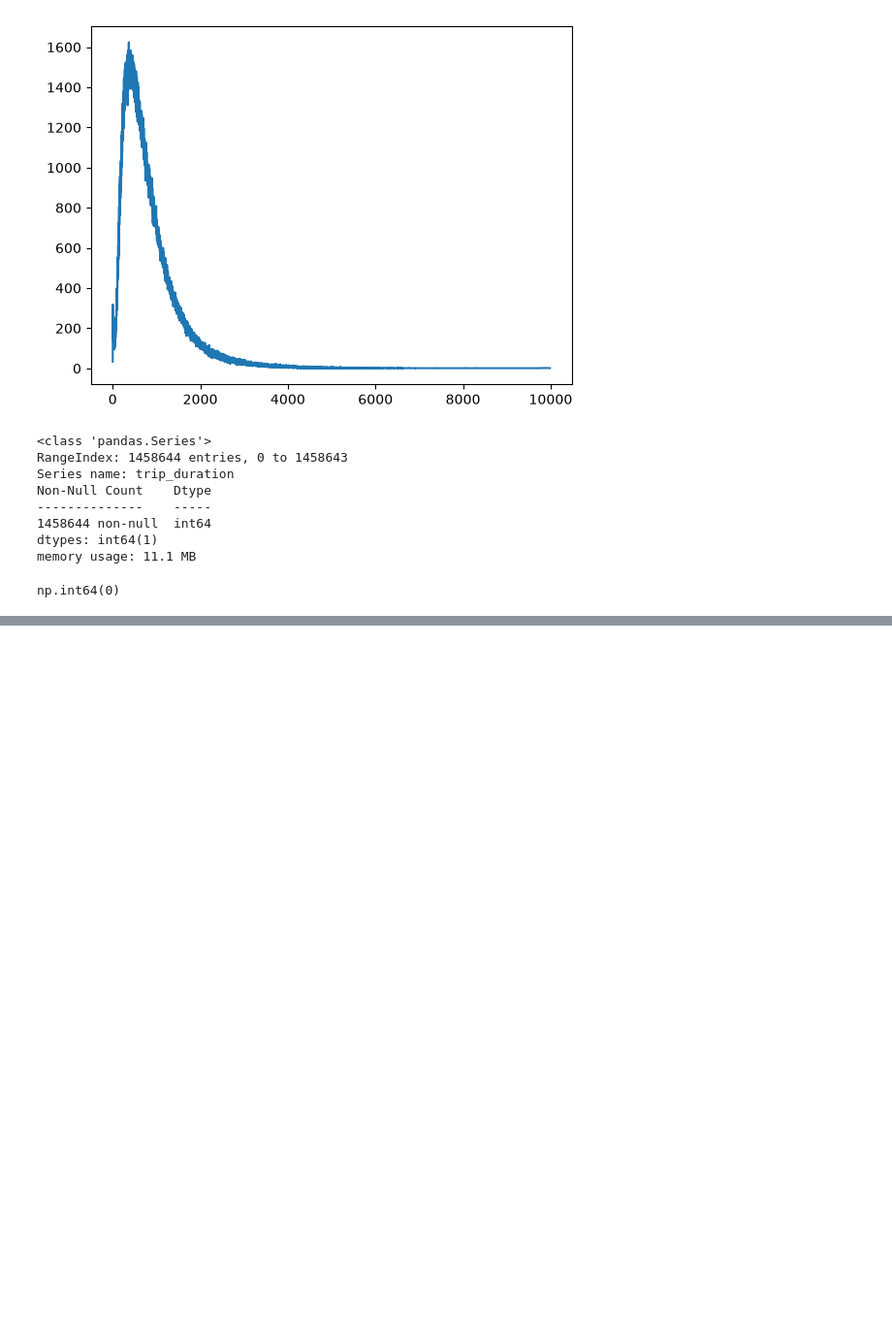
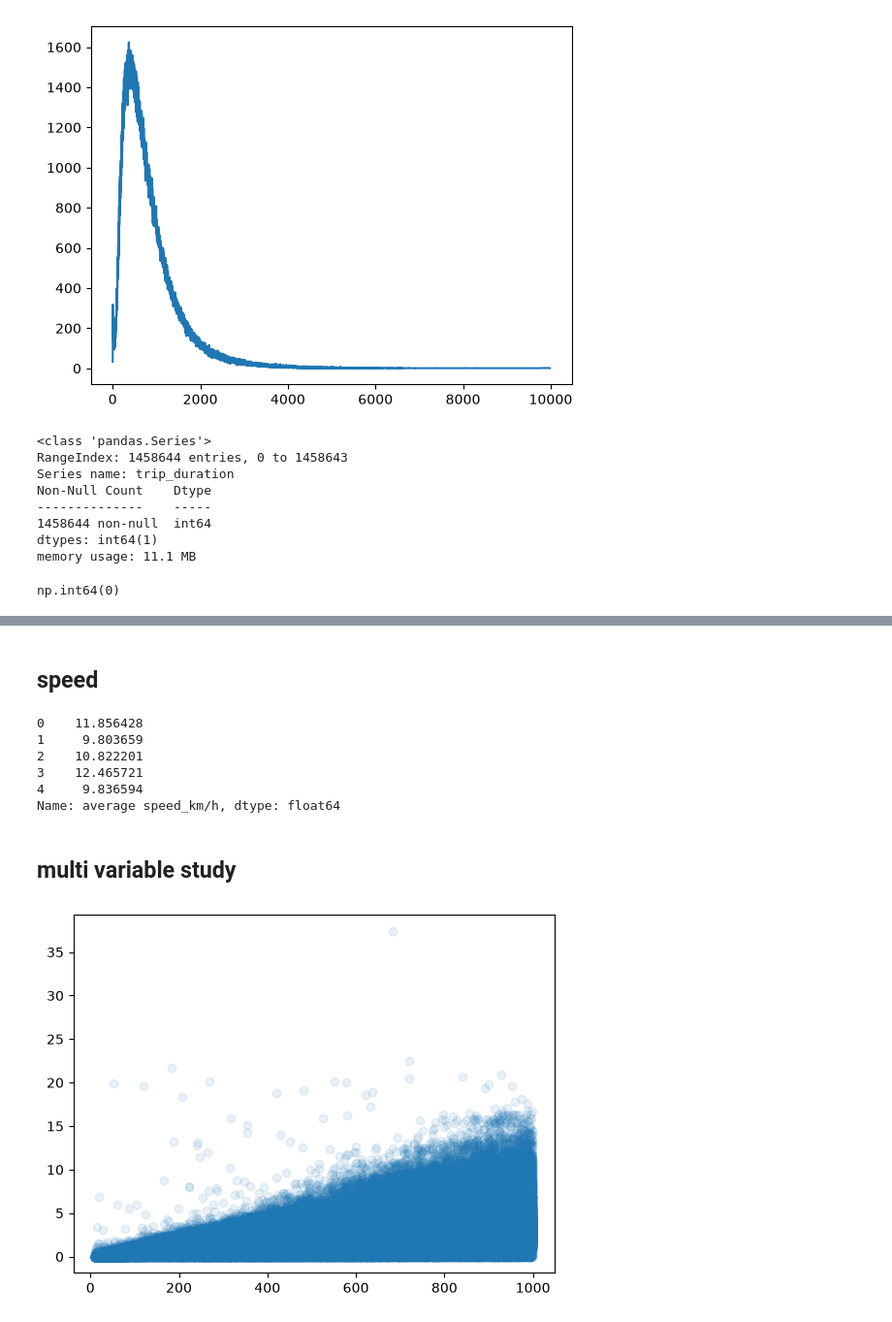
Before and after one commit to faresBenhammadi/data_analysis_taxi, a Jupyter notebook: taxi.ipynb, the cells around one changed output, grey strips where cells are left out. Shown at 97% size. Cells and saved outputs as stored; diff of their text form; code cells hidden in the pictures; blank space fills up the shorter version.

```diff
--- a/taxi.ipynb
+++ b/taxi.ipynb
@@ -218,0 +231,15 @@ np.int64(0)
+# %%
+R = 6371
+lat1 = np.radians(df["pickup_latitude"])
+lat2 = np.radians(df["dropoff_latitude"])
+
+long1 = np.radians(df["pickup_longitude"])
+long2 = np.radians(df["dropoff_longitude"])
+
+dlat = lat2 - lat1
+dlong = long2 - long1
+
+a = np.sin(dlat/2)**2 + np.cos(lat1)*np.cos(lat2) * np.sin(dlong/2)**2
+
+df["distance_km"] = 2 * R * np.arcsin(np.sqrt(a))
+df[["distance_km","trip_duration"]].head()
@@ -218,0 +253,25 @@ np.int64(0)
+# %% [markdown]
+## **speed**
+# %%
+df["average speed_km/h"]  = df["distance_km"] / (df["trip_duration"] / 3600)
+df["average speed_km/h"].head()
+# %% [output]
+0    11.856428
+1     9.803659
+2    10.822201
+3    12.465721
+4     9.836594
+Name: average speed_km/h, dtype: float64
+# %% [markdown]
+## **multi variable study**
+# %%
+df_duration_distance = df[
+    (df["trip_duration"] > 10) &
+    (df["trip_duration"] < 1000) &
+    (df["distance_km"] < 50)
+]
+plt.figure()
+plt.scatter(df_duration_distance["trip_duration"],df_duration_distance["distance_km"],alpha=0.1)
+plt.show()
+# %% [output]
+[figure, added]
```
Also changed, not shown: parts of 11 cells of this notebook.
